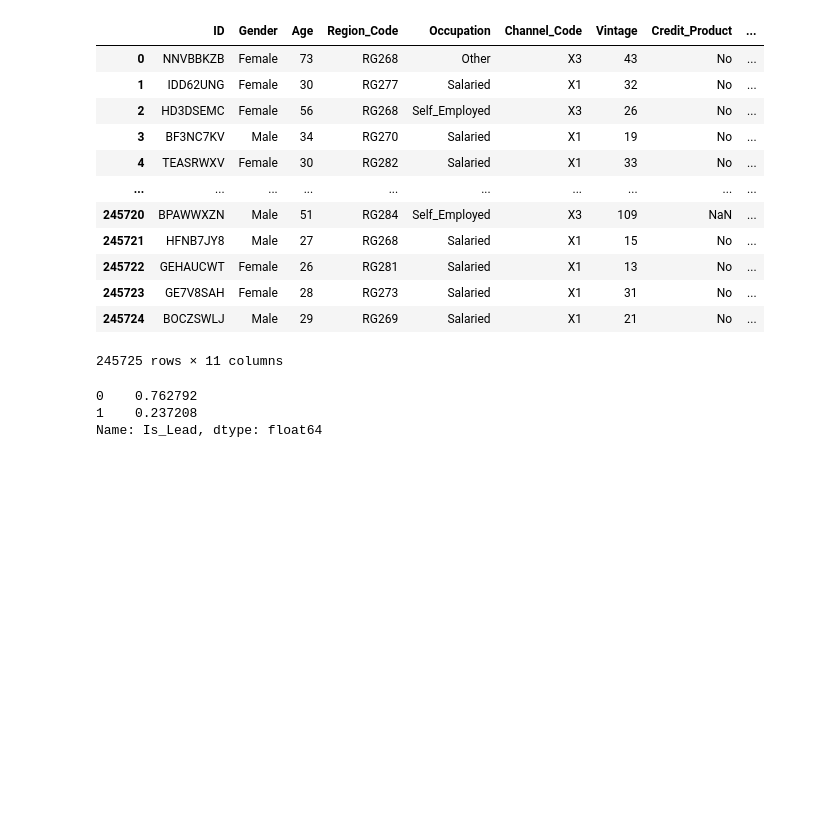
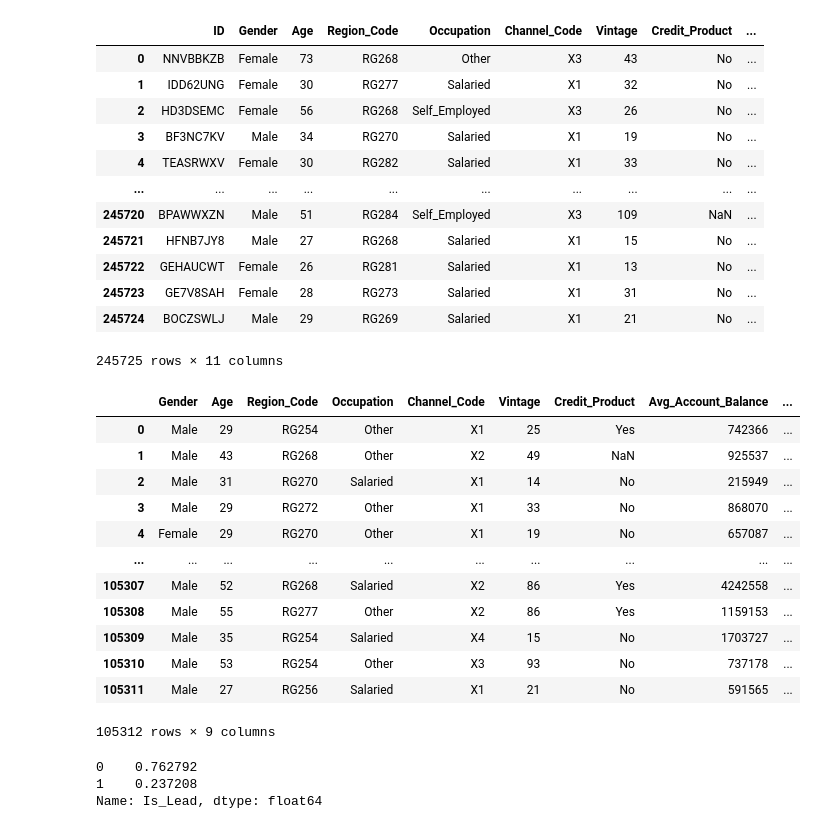
Before and after one commit to Oksusudom/Python_Learning, a Jupyter notebook: improvement.ipynb, the cells around one changed output. Drawn from its saved outputs; the diff is of its cells as text; code cells hidden in the pictures; blank space fills up the shorter version.

```diff
--- a/improvement.ipynb
+++ b/improvement.ipynb
@@ -73,6 +60,22 @@ train_df
 | 245723 | GE7V8SAH | Female | 28 | RG273 | Salaried | X1 | 31 | No | ... |
 | 245724 | BOCZSWLJ | Male | 29 | RG269 | Salaried | X1 | 21 | No | ... |
 245725 rows × 11 columns
+# %%
+test_df
+# %% [output]
+|  | Gender | Age | Region_Code | Occupation | Channel_Code | Vintage | Credit_Product | Avg_Account_Balance | ... |
+| 0 | Male | 29 | RG254 | Other | X1 | 25 | Yes | 742366 | ... |
+| 1 | Male | 43 | RG268 | Other | X2 | 49 | NaN | 925537 | ... |
+| 2 | Male | 31 | RG270 | Salaried | X1 | 14 | No | 215949 | ... |
+| 3 | Male | 29 | RG272 | Other | X1 | 33 | No | 868070 | ... |
+| 4 | Female | 29 | RG270 | Other | X1 | 19 | No | 657087 | ... |
+| ... | ... | ... | ... | ... | ... | ... | ... | ... | ... |
+| 105307 | Male | 52 | RG268 | Salaried | X2 | 86 | Yes | 4242558 | ... |
+| 105308 | Male | 55 | RG277 | Other | X2 | 86 | Yes | 1159153 | ... |
+| 105309 | Male | 35 | RG254 | Salaried | X4 | 15 | No | 1703727 | ... |
+| 105310 | Male | 53 | RG254 | Other | X3 | 93 | No | 737178 | ... |
+| 105311 | Male | 27 | RG256 | Salaried | X1 | 21 | No | 591565 | ... |
+105312 rows × 9 columns
 # %%
 # Is_Lead => 0 = No, 1 = Yes
 target = 'Is_Lead'
```
Also changed, not shown: parts of 18 cells of this notebook.
